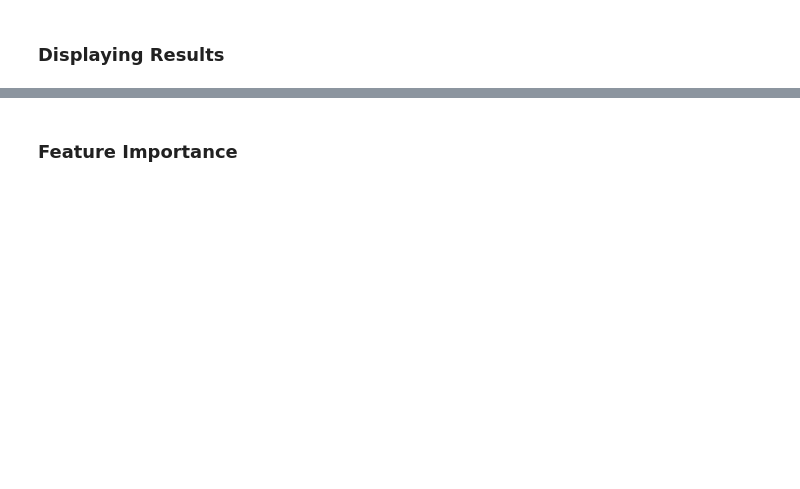
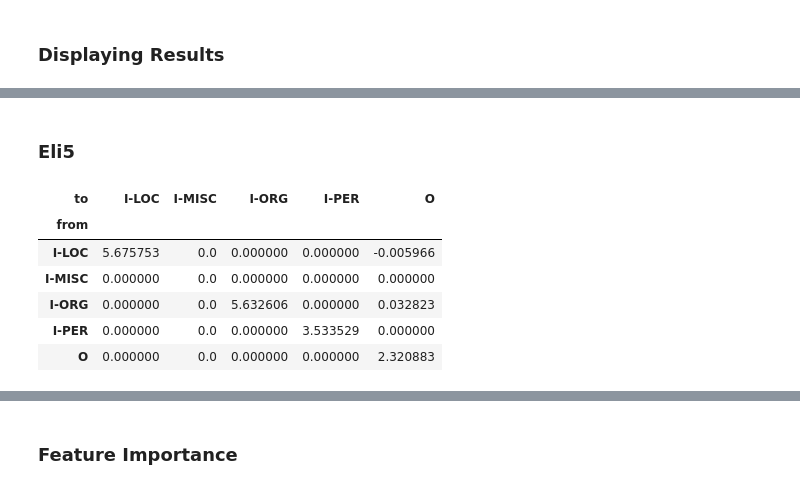
Before and after one commit to j4mes12/ITDA_Coursework, a Jupyter notebook: Task 2/Task2.ipynb, the cells around one changed output, grey strips where cells are left out. Drawn from its saved outputs; the diff is of its cells as text; code cells hidden in the pictures; blank space fills up the shorter version.

```diff
--- a/Task 2/Task2.ipynb
+++ b/Task 2/Task2.ipynb
@@ -209,0 +282,13 @@ create_confusion_matrix(
+# %% [markdown]
+### Eli5
+# %%
+weights_df = eli5.formatters.explain_weights_dfs(tuned_crf, top=5)['transition_features']
+weights_df.pivot("from", "to", "coef")
+# %% [output]
+| to | I-LOC | I-MISC | I-ORG | I-PER | O |
+| from |  |  |  |  |  |
+| I-LOC | 5.675753 | 0.0 | 0.000000 | 0.000000 | -0.005966 |
+| I-MISC | 0.000000 | 0.0 | 0.000000 | 0.000000 | 0.000000 |
+| I-ORG | 0.000000 | 0.0 | 5.632606 | 0.000000 | 0.032823 |
+| I-PER | 0.000000 | 0.0 | 0.000000 | 3.533529 | 0.000000 |
+| O | 0.000000 | 0.0 | 0.000000 | 0.000000 | 2.320883 |
```
Also changed, not shown: parts of 27 cells of this notebook, 5 other files.
